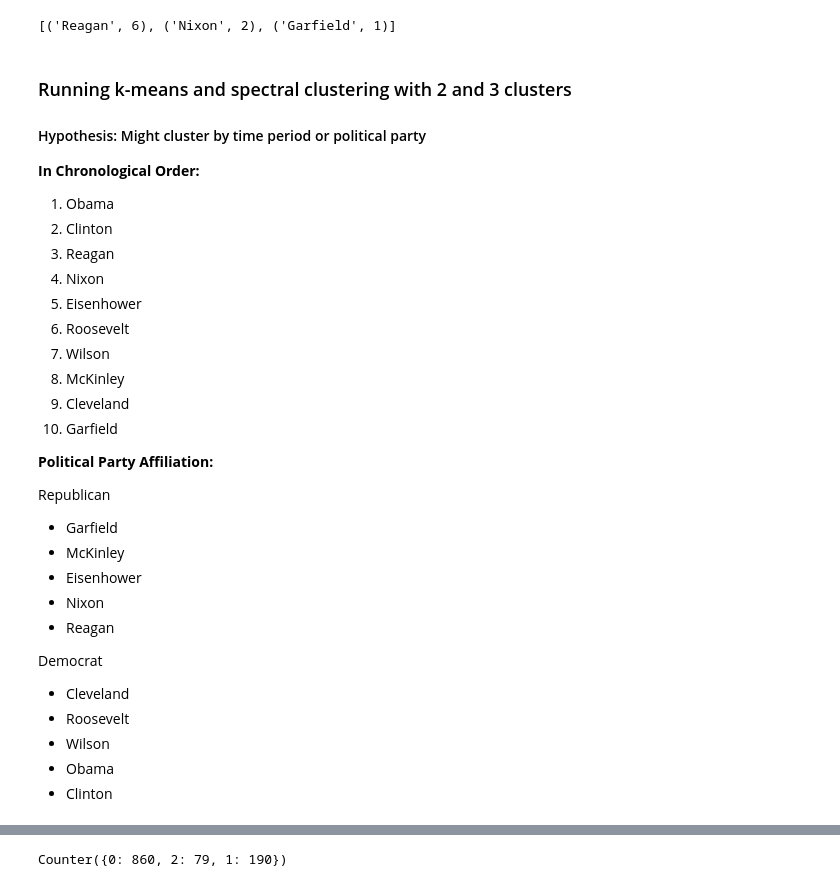
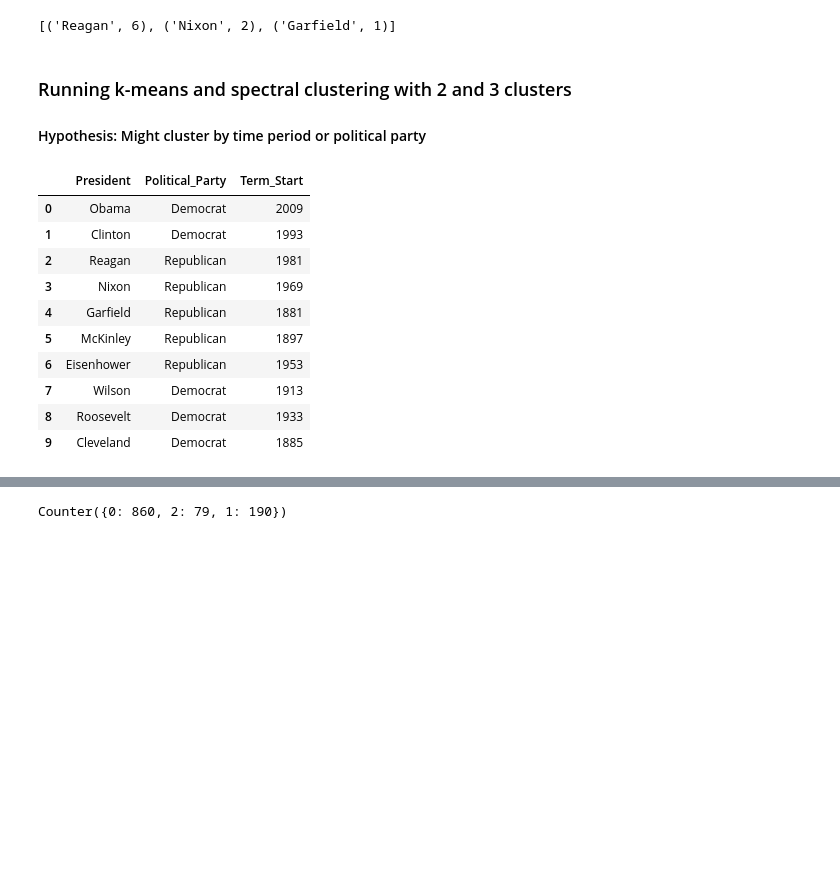
Before and after one commit to jtillis0317/Drills-and-Projects, a Jupyter notebook: Unsupervised Learning Capstone - Inaugural Speeches.ipynb, the cells around one changed output, grey strips where cells are left out. Cells and saved outputs as stored; diff of their text form; code cells hidden in the pictures; blank space fills up the shorter version.

```diff
--- a/Unsupervised Learning Capstone - Inaugural Speeches.ipynb
+++ b/Unsupervised Learning Capstone - Inaugural Speeches.ipynb
@@ -523,31 +539,23 @@ Counter(cluster_labels_df[cluster_labels_df["speech_source"] == "Garfield"]["km_
 # %% [markdown]
 ### Running k-means and spectral clustering with 2 and 3 clusters
 #### Hypothesis: Might cluster by time period or political party
-
-**In Chronological Order:**
-1. Obama
-2. Clinton
-3. Reagan
-4. Nixon
-5. Eisenhower
-6. Roosevelt
-7. Wilson
-8. McKinley
-9. Cleveland
-10. Garfield
-
-**Political Party Affiliation:**
-
-Republican
-+ Garfield
-+ McKinley
-+ Eisenhower
-+ Nixon
-+ Reagan
-
-Democrat
-+ Cleveland
-+ Roosevelt
-+ Wilson
-+ Obama
-+ Clinton
+# %%
+president_info = pd.DataFrame()
+president_info["President"] = word_vectors["speech_source"].unique()
+president_info["Political_Party"] = ["Democrat", "Democrat", "Republican", "Republican", "Republican", "Republican", "Republican",
+                                    "Democrat", "Democrat", "Democrat"]
+president_info["Term_Start"] = [2009, 1993, 1981, 1969, 1881, 1897, 1953, 1913, 1933, 1885]
+
+president_info
+# %% [output]
+|  | President | Political_Party | Term_Start |
+| 0 | Obama | Democrat | 2009 |
+| 1 | Clinton | Democrat | 1993 |
+| 2 | Reagan | Republican | 1981 |
+| 3 | Nixon | Republican | 1969 |
+| 4 | Garfield | Republican | 1881 |
+| 5 | McKinley | Republican | 1897 |
+| 6 | Eisenhower | Republican | 1953 |
+| 7 | Wilson | Democrat | 1913 |
+| 8 | Roosevelt | Democrat | 1933 |
+| 9 | Cleveland | Democrat | 1885 |
```
Also changed, not shown: parts of 9 cells of this notebook.
